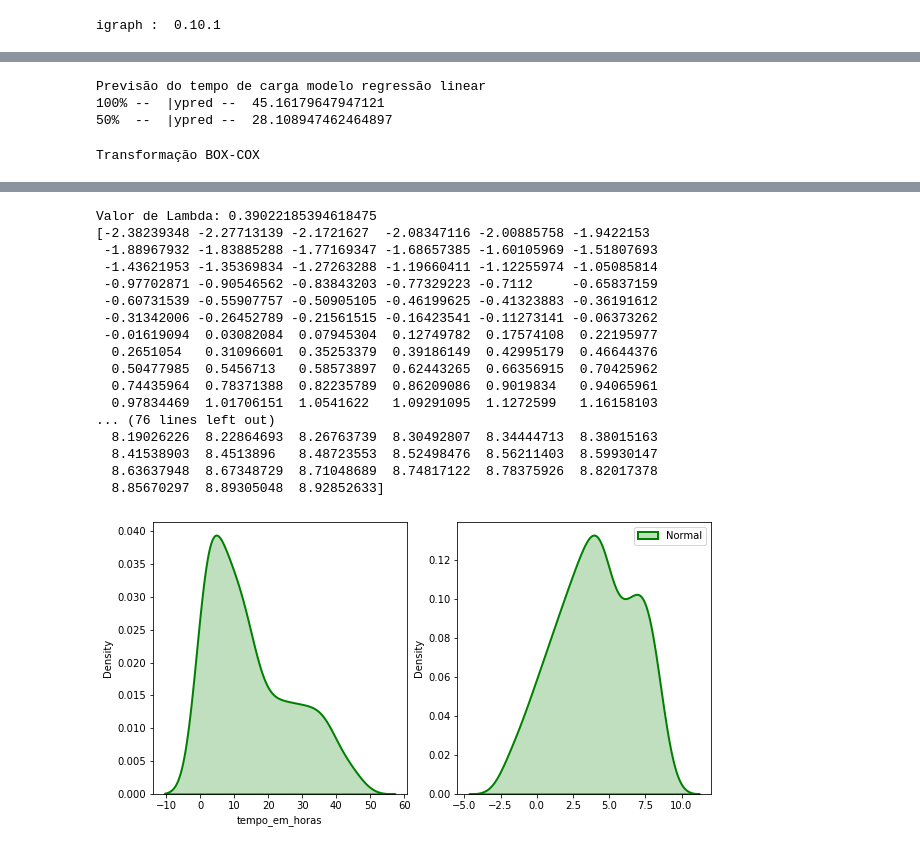
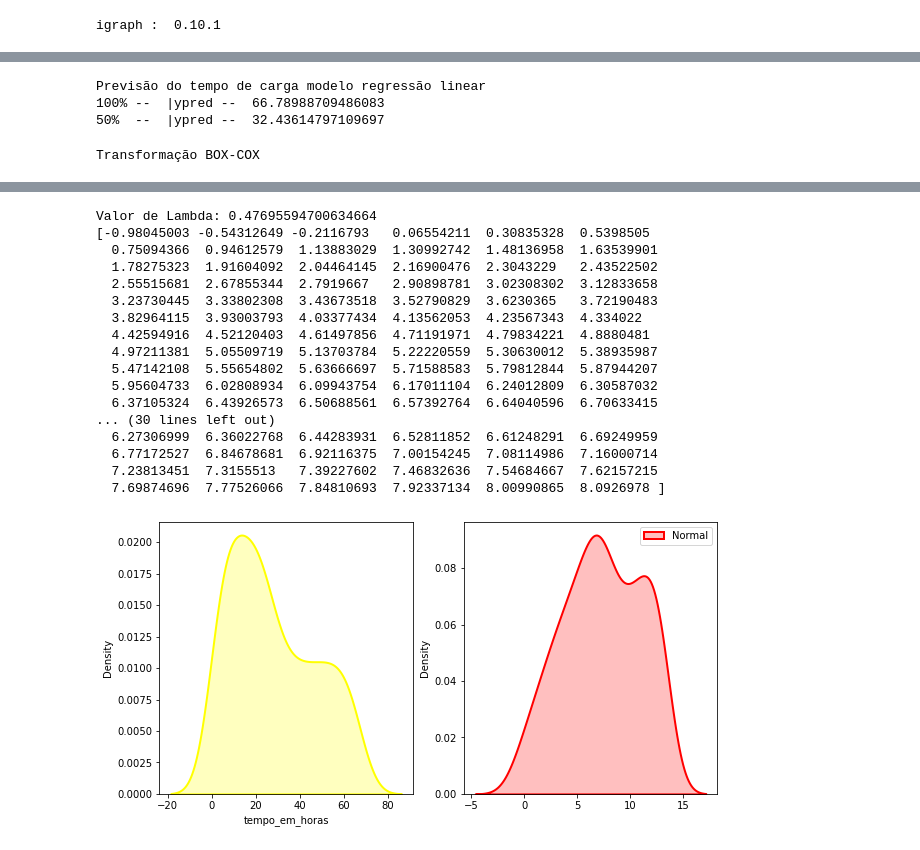
Before and after one commit to drausio/tcc_dsa_usp_esalq, a Jupyter notebook: resultados-projeto/07_ModeloRegressaoEstimativaTempoCarga.ipynb, the cells around one changed output, grey strips where cells are left out. Saved outputs shown, nothing was run; the diff lists cells and outputs as text; code cells hidden in the pictures.

```diff
--- a/resultados-projeto/07_ModeloRegressaoEstimativaTempoCarga.ipynb
+++ b/resultados-projeto/07_ModeloRegressaoEstimativaTempoCarga.ipynb
@@ -72,7 +72,7 @@ main = Main()
 # %% [output]
 igraph :  0.10.1
 # %%
-arquivo_dataframe = "dataframe_parcial_2019_2021_400000.pkl"
+arquivo_dataframe = "dataframe_parcial_2019_2022_200000.pkl"
 df_mr = pickle.load(open(arquivo_dataframe, "rb"))
 df_mr
 d50 = df_mr[df_mr.percentual_carga == 50.0]
@@ -86,5 +84,5 @@ d50
 # %%
-arquivo_dataframe = "dataframe_parcial_2019_2021_400000.pkl"
+arquivo_dataframe = "dataframe_parcial_2019_2022_200000.pkl"
 df_mr = pickle.load(open(arquivo_dataframe, "rb"))
 d100 = df_mr[df_mr.percentual_carga == 100.0]
 d100
@@ -144,0 +136,6 @@ modelo1.summary(title='Sumário do modelo para cálculo do tempo de carga')
+# %%
+X1 = df_mr_percentual_carga.drop(['tempo_em_horas'],axis=1)
+#x1 = df_mr_percentual_carga['percentual_carga','tamanho_amostra']
+y1 = df_mr_percentual_carga['tempo_em_horas']
+modelo1 = (sm.OLS(y1,sm.add_constant(X1)).fit())
+modelo1.summary(title='Sumário do modelo para cálculo do tempo de carga')
@@ -191,61 +200,56 @@ ypred = modelo1.params.const +  modelo1.params.tamanho_amostra * 558114 + modelo
 print('50%  -- ','|ypred -- ',ypred)
 # %% [output]
 Previsão do tempo de carga modelo regressão linear
-100% --  |ypred --  45.16179647947121
-50%  --  |ypred --  28.108947462464897
+100% --  |ypred --  66.78988709486083
+50%  --  |ypred --  32.43614797109697
 # %%
 print("Transformação BOX-COX")
 
 original_data = y1
-# transform training data & save lambda value
 fitted_data, fitted_lambda = stats.boxcox(original_data)
 
-# creating axes to draw plots
 fig, ax = plt.subplots(1, 2)
 
-# plotting the original data(non-normal) and
-# fitted data (normal)
 sns.distplot(original_data, hist = False, kde = True,
             kde_kws = {'shade': True, 'linewidth': 2},
-            label = "Non-Normal", color ="green", ax = ax[0])
+            label = "Non-Normal", color ="yellow", ax = ax[0])
 
 sns.distplot(fitted_data, hist = False, kde = True,
             kde_kws = {'shade': True, 'linewidth': 2},
-            label = "Normal", color ="green", ax = ax[1])
+            label = "Normal", color ="red", ax = ax[1])
 
-# adding legends to the subplots
+
 plt.legend(loc = "upper right")
 
-# rescaling the subplots
 fig.set_figheight(5)
 fig.set_figwidth(10)
 
 print(f"Valor de Lambda: {fitted_lambda}")
 print(fitted_data)
 # %% [output]
 Transformação BOX-COX
 [interactive output not drawn]
 [interactive output not drawn]
 [interactive output not drawn]
 [interactive output not drawn]
-Valor de Lambda: 0.39022185394618475
-[-2.38239348 -2.27713139 -2.1721627  -2.08347116 -2.00885758 -1.9422153
- -1.88967932 -1.83885288 -1.77169347 -1.68657385 -1.60105969 -1.51807693
- -1.43621953 -1.35369834 -1.27263288 -1.19660411 -1.12255974 -1.05085814
- -0.97702871 -0.90546562 -0.83843203 -0.77329223 -0.7112     -0.65837159
- -0.60731539 -0.55907757 -0.50905105 -0.46199625 -0.41323883 -0.36191612
- -0.31342006 -0.26452789 -0.21561515 -0.16423541 -0.11273141 -0.06373262
- -0.01619094  0.03082084  0.07945304  0.12749782  0.17574108  0.22195977
-  0.2651054   0.31096601  0.35253379  0.39186149  0.42995179  0.46644376
-  0.50477985  0.5456713   0.58573897  0.62443265  0.66356915  0.70425962
-  0.74435964  0.78371388  0.82235789  0.86209086  0.9019834   0.94065961
-  0.97834469  1.01706151  1.0541622   1.09291095  1.1272599   1.16158103
-... (76 lines left out)
-  8.19026226  8.22864693  8.26763739  8.30492807  8.34444713  8.38015163
-  8.41538903  8.4513896   8.48723553  8.52498476  8.56211403  8.59930147
-  8.63637948  8.67348729  8.71048689  8.74817122  8.78375926  8.82017378
-  8.85670297  8.89305048  8.92852633]
+Valor de Lambda: 0.47695594700634664
+[-0.98045003 -0.54312649 -0.2116793   0.06554211  0.30835328  0.5398505
+  0.75094366  0.94612579  1.13883029  1.30992742  1.48136958  1.63539901
+  1.78275323  1.91604092  2.04464145  2.16900476  2.3043229   2.43522502
+  2.55515681  2.67855344  2.7919667   2.90898781  3.02308302  3.12833658
+  3.23730445  3.33802308  3.43673518  3.52790829  3.6230365   3.72190483
+  3.82964115  3.93003793  4.03377434  4.13562053  4.23567343  4.334022
+  4.42594916  4.52120403  4.61497856  4.71191971  4.79834221  4.8880481
+  4.97211381  5.05509719  5.13703784  5.22220559  5.30630012  5.38935987
+  5.47142108  5.55654802  5.63666697  5.71588583  5.79812844  5.87944207
+  5.95604733  6.02808934  6.09943754  6.17011104  6.24012809  6.30587032
+  6.37105324  6.43926573  6.50688561  6.57392764  6.64040596  6.70633415
+... (30 lines left out)
+  6.27306999  6.36022768  6.44283931  6.52811852  6.61248291  6.69249959
+  6.77172527  6.84678681  6.92116375  7.00154245  7.08114986  7.16000714
+  7.23813451  7.3155513   7.39227602  7.46832636  7.54684667  7.62157215
+  7.69874696  7.77526066  7.84810693  7.92337134  8.00990865  8.0926978 ]
-[figure, old version]
+[figure, new version]
 # %%
 print("Criação de novo modelo de regressão com y transformado")
 X1T = df_mr.drop(['tempo_em_horas','tempo'],axis=1)
```
Also changed, not shown: parts of 13 cells of this notebook, 2 other files.
